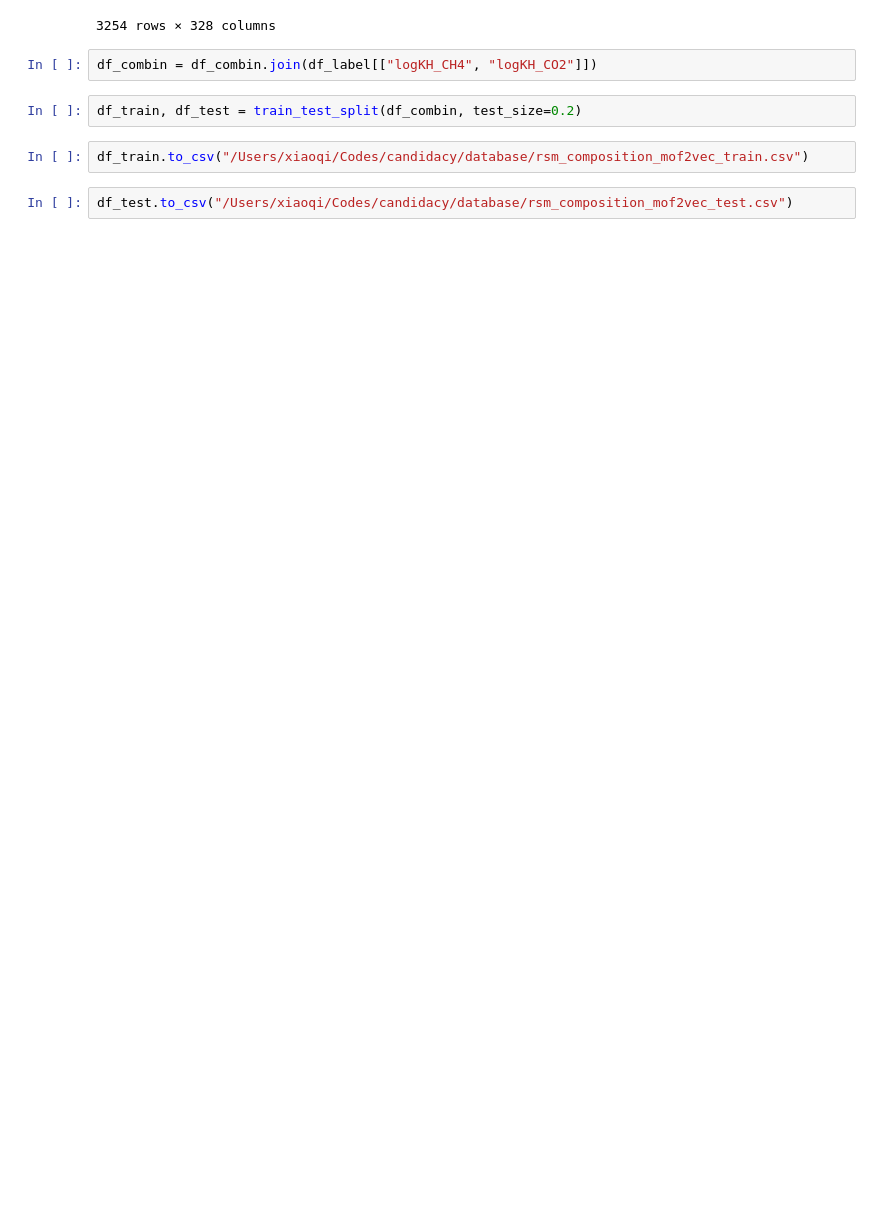
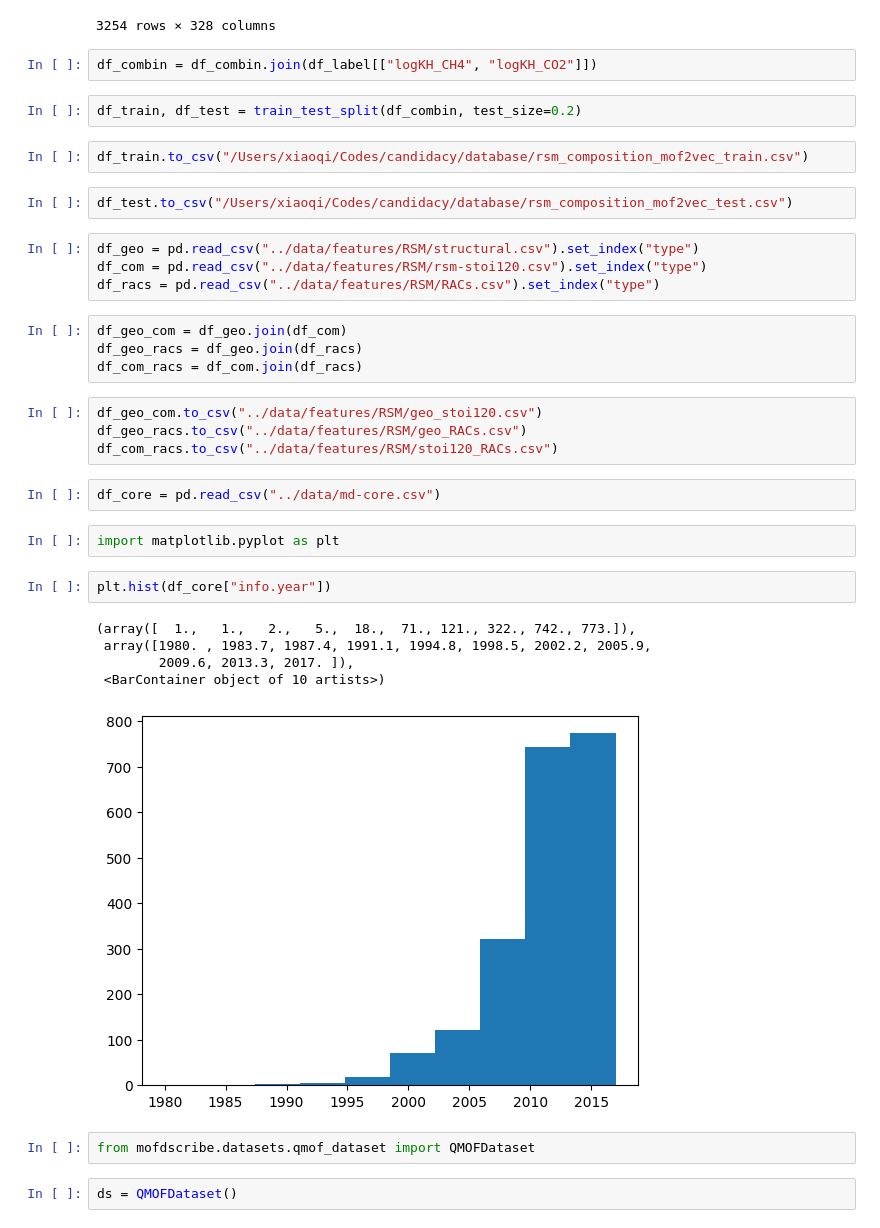
Before and after one commit to XiaoqZhang/mofgraph2vec, a Jupyter notebook: dev/data_preparation.ipynb, the cells around one changed output. Drawn from its saved outputs; the diff is of its cells as text; blank space fills up the shorter version.

```diff
--- a/dev/data_preparation.ipynb
+++ b/dev/data_preparation.ipynb
@@ -241,3 +427,31 @@ df_train, df_test = train_test_split(df_combin, test_size=0.2)
 df_train.to_csv("/Users/xiaoqi/Codes/candidacy/database/rsm_composition_mof2vec_train.csv")
 # %%
 df_test.to_csv("/Users/xiaoqi/Codes/candidacy/database/rsm_composition_mof2vec_test.csv")
+# %%
+df_geo = pd.read_csv("../data/features/RSM/structural.csv").set_index("type")
+df_com = pd.read_csv("../data/features/RSM/rsm-stoi120.csv").set_index("type")
+df_racs = pd.read_csv("../data/features/RSM/RACs.csv").set_index("type")
+# %%
+df_geo_com = df_geo.join(df_com)
+df_geo_racs = df_geo.join(df_racs)
+df_com_racs = df_com.join(df_racs)
+# %%
+df_geo_com.to_csv("../data/features/RSM/geo_stoi120.csv")
+df_geo_racs.to_csv("../data/features/RSM/geo_RACs.csv")
+df_com_racs.to_csv("../data/features/RSM/stoi120_RACs.csv")
+# %%
+df_core = pd.read_csv("../data/md-core.csv")
+# %%
+import matplotlib.pyplot as plt
+# %%
+plt.hist(df_core["info.year"])
+# %% [output]
+(array([  1.,   1.,   2.,   5.,  18.,  71., 121., 322., 742., 773.]),
+ array([1980. , 1983.7, 1987.4, 1991.1, 1994.8, 1998.5, 2002.2, 2005.9,
+        2009.6, 2013.3, 2017. ]),
+ <BarContainer object of 10 artists>)
+[figure, added]
+# %%
+from mofdscribe.datasets.qmof_dataset import QMOFDataset
+# %%
+ds = QMOFDataset()
```
Also changed, not shown: parts of 19 cells of this notebook, 18 other files.
